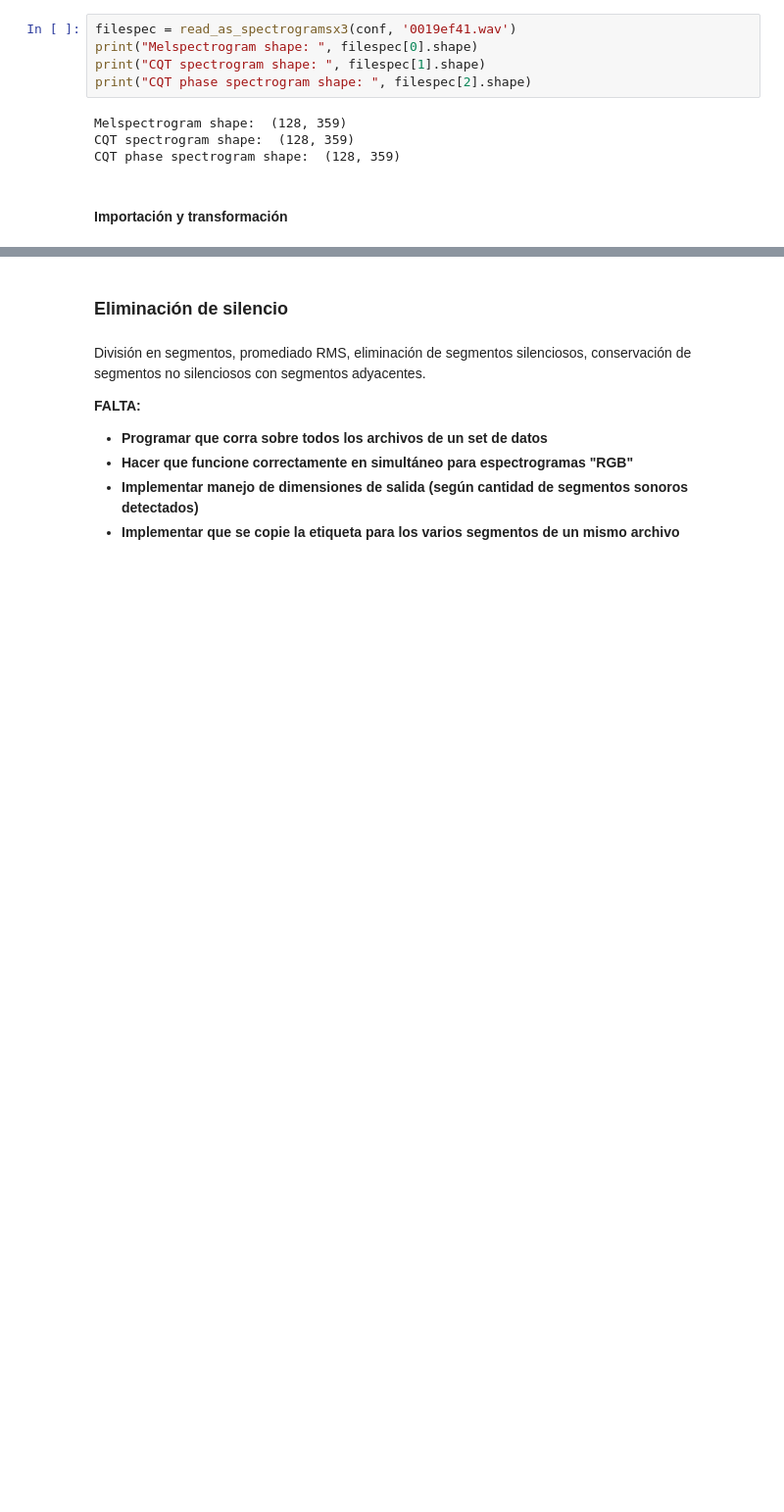
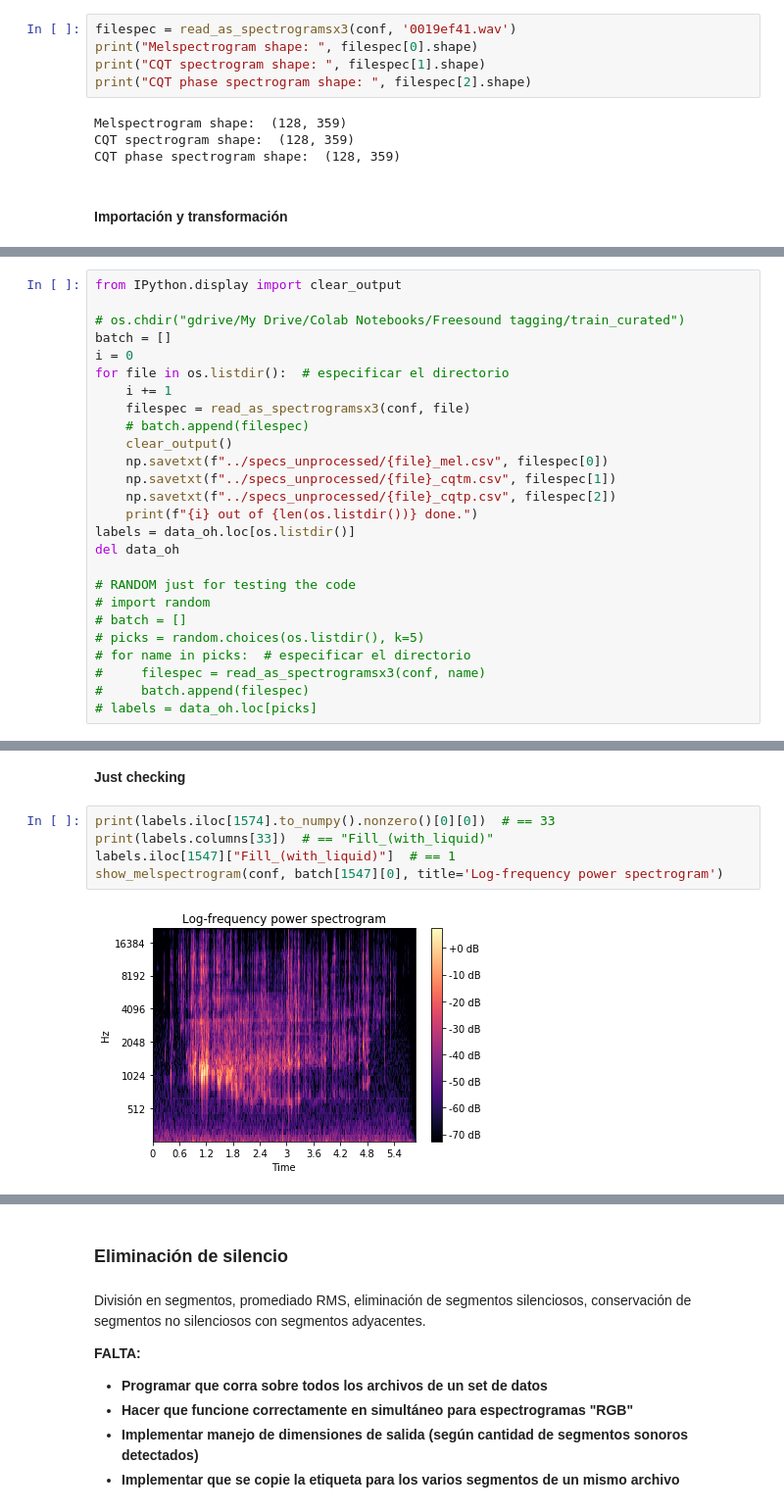
Before and after one commit to pupkinivan/fsd-tagging, a Jupyter notebook: ladifanet.ipynb, the cells around one changed output, grey strips where cells are left out. Shown at 98% size. Drawn from its saved outputs; the diff is of its cells as text; blank space fills up the shorter version.

```diff
--- a/ladifanet.ipynb
+++ b/ladifanet.ipynb
@@ -408,0 +370,26 @@ for name in picks:  # especificar el directorio
+# %%
+from IPython.display import clear_output
+
+# os.chdir("gdrive/My Drive/Colab Notebooks/Freesound tagging/train_curated")
+batch = []
+i = 0
+for file in os.listdir():  # especificar el directorio
+    i += 1
+    filespec = read_as_spectrogramsx3(conf, file)
+    # batch.append(filespec)
+    clear_output()
+    np.savetxt(f"../specs_unprocessed/{file}_mel.csv", filespec[0])
+    np.savetxt(f"../specs_unprocessed/{file}_cqtm.csv", filespec[1])
+    np.savetxt(f"../specs_unprocessed/{file}_cqtp.csv", filespec[2])
+    print(f"{i} out of {len(os.listdir())} done.")
+labels = data_oh.loc[os.listdir()]
+del data_oh
+
+# RANDOM just for testing the code
+# import random
+# batch = []
+# picks = random.choices(os.listdir(), k=5)
+# for name in picks:  # especificar el directorio
+#     filespec = read_as_spectrogramsx3(conf, name)
+#     batch.append(filespec)
+# labels = data_oh.loc[picks]
@@ -408,0 +415,9 @@ for name in picks:  # especificar el directorio
+# %% [markdown]
+**Just checking**
+# %%
+print(labels.iloc[1574].to_numpy().nonzero()[0][0])  # == 33
+print(labels.columns[33])  # == "Fill_(with_liquid)"
+labels.iloc[1547]["Fill_(with_liquid)"]  # == 1
+show_melspectrogram(conf, batch[1547][0], title='Log-frequency power spectrogram')
+# %% [output]
+[figure, added]
```
Also changed, not shown: parts of 23 cells of this notebook.
